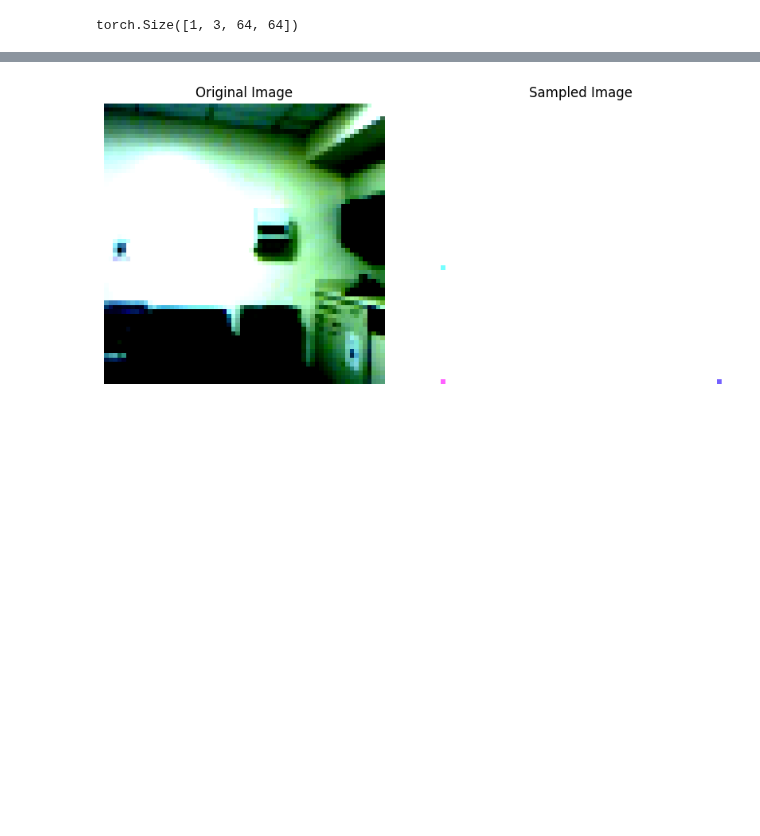
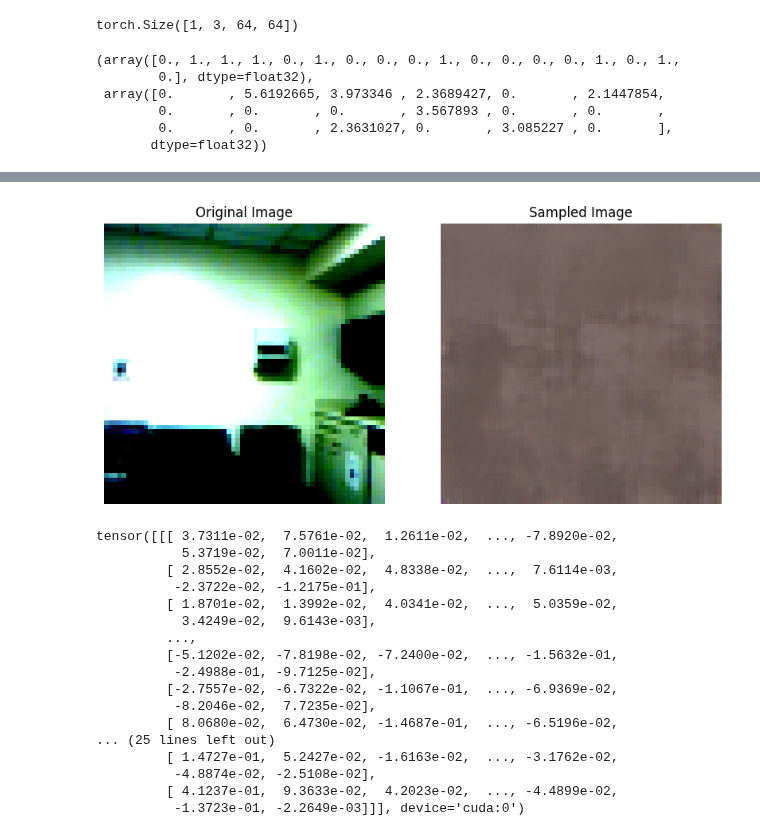
Before and after one commit to okaynils/fhnw-ds-vdl, a Jupyter notebook: notebook.ipynb, the cells around one changed output, grey strips where cells are left out. Cells and saved outputs as stored; diff of their text form; code cells hidden in the pictures; blank space fills up the shorter version.

Commit message:
cut automatic unnormalization from diffusion class

```diff
--- a/notebook.ipynb
+++ b/notebook.ipynb
@@ -11,8 +11,8 @@ from data.nyuv2 import NYUDepthV2
 from torchvision import transforms
 from torch.utils.data import DataLoader
 
-mean = [0.45751964, 0.38052973, 0.35920617]
-std = [0.26278369, 0.26265677, 0.27553079]
+mean = [0.5105, 0.4662, 0.4438]
+std = [0.2273, 0.2275, 0.2409]
 
 image_t = transforms.Compose([
     transforms.CenterCrop(400),
@@ -176,8 +176,6 @@ class Diffusion:
                 x = 1 / torch.sqrt(alpha) * (x - ((1 - alpha) / (torch.sqrt(1 - alpha_hat))) * predicted_noise) + torch.sqrt(beta) * noise
 
         model.train()
-        x = (x.clamp(-1, 1) + 1) / 2
-        x = (x * 255).type(torch.uint8)
         return x
 # %% [markdown]
 ## Trainer
@@ -608,5 +590,5 @@ class_vector.shape, depth_vector.shape
 # %%
 diffusion = Diffusion(noise_steps=1000, beta_start=0.0001, beta_end=0.002, img_size=64, device="cuda")
 
-sampled_images = diffusion.sample(ema_model, 1, torch.tensor(dataset[0][3]).unsqueeze(0).to(device), torch.tensor(dataset[0][4]).unsqueeze(0).to(device))
+sampled_images = diffusion.sample(ema_model, 1, torch.tensor(train_dataset[1][3]).unsqueeze(0).to(device), torch.tensor(train_dataset[1][4]).unsqueeze(0).to(device))
 # %% [output]
@@ -615,6 +597,16 @@ sampled_images = diffusion.sample(ema_model, 1, torch.tensor(dataset[0][3]).unsq
 sampled_images.shape
 # %% [output]
 torch.Size([1, 3, 64, 64])
+# %%
+#plt.imshow(train_dataset[1][0].permute(1,2,0))
+train_dataset[1][3], train_dataset[1][4]
+# %% [output]
+(array([0., 1., 1., 1., 0., 1., 0., 0., 0., 1., 0., 0., 0., 0., 1., 0., 1.,
+        0.], dtype=float32),
+ array([0.       , 5.6192665, 3.973346 , 2.3689427, 0.       , 2.1447854,
+        0.       , 0.       , 0.       , 3.567893 , 0.       , 0.       ,
+        0.       , 0.       , 2.3631027, 0.       , 3.085227 , 0.       ],
+       dtype=float32))
 # %%
 # plot the sampled image next to the original image
 plt.figure(figsize=(10, 5))
@@ -625,9 +617,11 @@ plt.title('Original Image')
 plt.axis('off')
 
 plt.subplot(1, 2, 2)
-plt.imshow(sampled_images[0].cpu().permute(1, 2, 0))
+plt.imshow(unnormalize(sampled_images[0].cpu(), mean, std).cpu().permute(1, 2, 0))
 plt.title('Sampled Image')
 plt.axis('off')
 
 plt.show()
+
+sampled_images[0]
 # %% [output]
@@ -635 +629,18 @@ plt.show()
-[figure, old version]
+[figure, new version]
+tensor([[[ 3.7311e-02,  7.5761e-02,  1.2611e-02,  ..., -7.8920e-02,
+           5.3719e-02,  7.0011e-02],
+         [ 2.8552e-02,  4.1602e-02,  4.8338e-02,  ...,  7.6114e-03,
+          -2.3722e-02, -1.2175e-01],
+         [ 1.8701e-02,  1.3992e-02,  4.0341e-02,  ...,  5.0359e-02,
+           3.4249e-02,  9.6143e-03],
+         ...,
+         [-5.1202e-02, -7.8198e-02, -7.2400e-02,  ..., -1.5632e-01,
+          -2.4988e-01, -9.7125e-02],
+         [-2.7557e-02, -6.7322e-02, -1.1067e-01,  ..., -6.9369e-02,
+          -8.2046e-02,  7.7235e-02],
+         [ 8.0680e-02,  6.4730e-02, -1.4687e-01,  ..., -6.5196e-02,
+... (25 lines left out)
+         [ 1.4727e-01,  5.2427e-02, -1.6163e-02,  ..., -3.1762e-02,
+          -4.8874e-02, -2.5108e-02],
+         [ 4.1237e-01,  9.3633e-02,  4.2023e-02,  ..., -4.4899e-02,
+          -1.3723e-01, -2.2649e-03]]], device='cuda:0')
```
Also changed, not shown: parts of 6 cells of this notebook, 3 other files.
